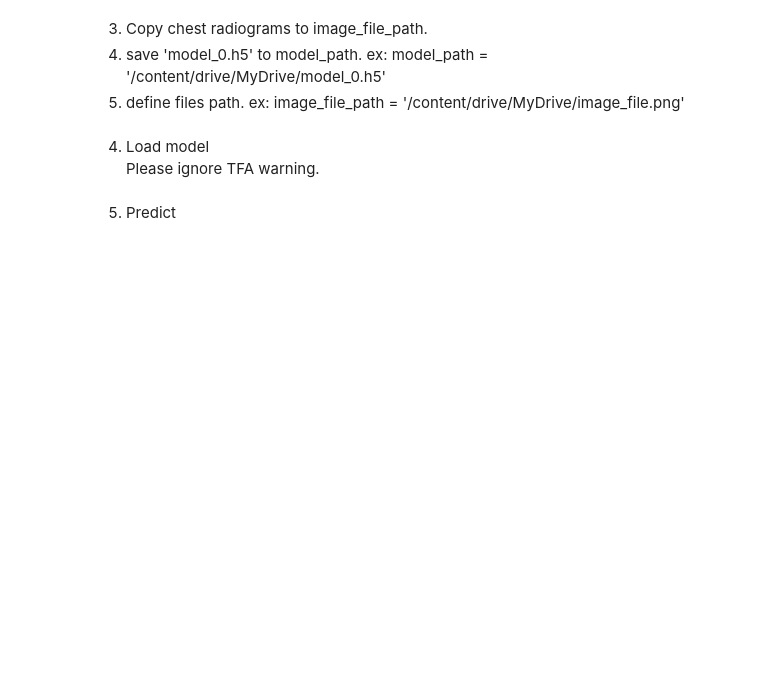
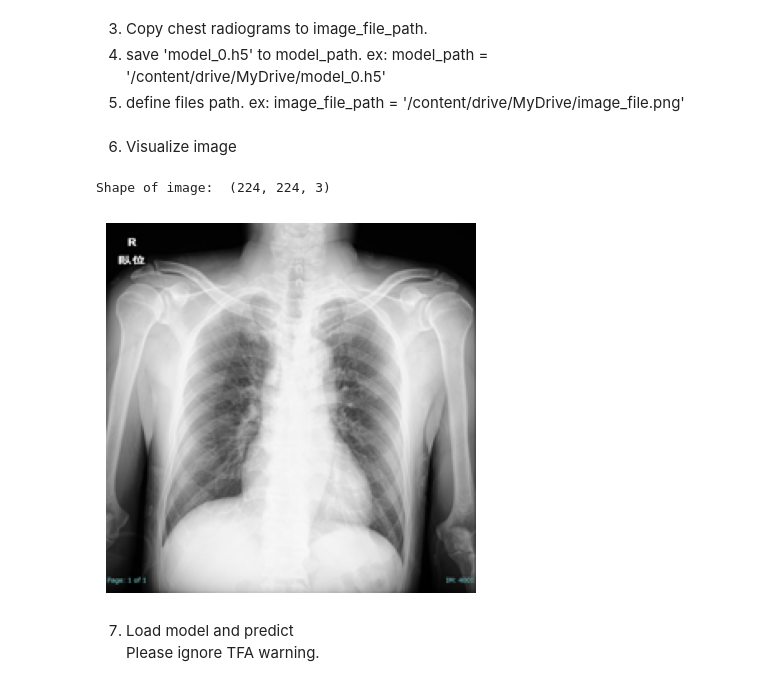
Before and after one commit to ekagawa007/chestxray_bnp_EHJ_IMP_2024, a Jupyter notebook: sample_code.ipynb, the cells around one changed output. Drawn from its saved outputs; the diff is of its cells as text; code cells hidden in the pictures; blank space fills up the shorter version.

Commit message:
resize square and visualize image in sample_code.ipynb

```diff
--- a/sample_code.ipynb
+++ b/sample_code.ipynb
@@ -36,3 +34,57 @@ image_file_path = '/content/drive/MyDrive/image_file.png'
+# %%
+target_size = 224
+
+'''
+model_path = '/content/drive/MyDrive/model_0.h5'
+image_file_path = '/content/drive/MyDrive/image_file.png'
+'''
+
+#image_file_path = 'C:/Users/egkag/Dropbox/GitHub_public_ekagawa007/Zenodo/AtsukoSuzawa85F20220519Cre177Hb102BNP2296_resizedSq.png'
+#image_file_path = 'C:/Users/egkag/Dropbox/GitHub_public_ekagawa007/Zenodo/MichikoSakamoto91F20220517Cre373Hb115AHF1BNP1518_2.png'
+image_file_path = 'C:/Users/egkag/Dropbox/GitHub_public_ekagawa007/Zenodo/MichihisaUeda63M20220531Cre069Hb137BNP57.png'
+model_path = 'C:/Users/egkag/Dropbox/GitHub_public_ekagawa007/Zenodo/BNP200models/model_0.h5'
+# %% [markdown]
+6. Visualize image
+# %%
+BACKGROUND_COLOR = (0, 0, 0)     #black
+
+def load_and_preprocess_image(path, target_size):
+    try:
+        im = Image.open(path).convert("RGB")
+        width, height = im.size
+        if width > height:
+            result = Image.new(im.mode, (width, width), BACKGROUND_COLOR)
+            result.paste(im, (0, (width - height) // 2))
+        elif width < height:
+            result = Image.new(im.mode, (height, height), BACKGROUND_COLOR)
+            result.paste(im, ((height - width) // 2, 0))
+        else:
+            result = im
+    except OSError as e:
+        pass
+
+    result = result.resize((target_size, target_size))
+    image_array = img_to_array(result)
+
+    return image_array
+
+'''
+image_file = np.zeros((1, target_size, target_size, 3))
+image_file = np.array(img_to_array(load_img(image_file_path, color_mode='rgb', target_size=(target_size, target_size))))/255.0
+'''
+image_array = load_and_preprocess_image(image_file_path, target_size)
+print ('Shape of image: ', image_array.shape)
+
+custom_objects = {"Addons>mish": tfa.activations.mish}
+model = tf.keras.models.load_model(model_path, custom_objects=custom_objects)
+#print (model.summary())
+
+plt. imshow(image_array.astype('uint8'))
+plt.axis('off')
+plt.show()
+# %% [output]
+Shape of image:  (224, 224, 3)
+[figure, added]
 # %% [markdown]
-4. Load model<br>
+7. Load model and predict<br>
 Please ignore TFA warning.
@@ -49,5 +91,3 @@ model = tf.keras.models.load_model(model_path, custom_objects=custom_objects)
-# %% [markdown]
-5. Predict
 # %%
 MODEL_PREPROCESS_INPUT = tf.keras.applications.vgg16.preprocess_input
 
```
Also changed, not shown: parts of 5 cells of this notebook.
